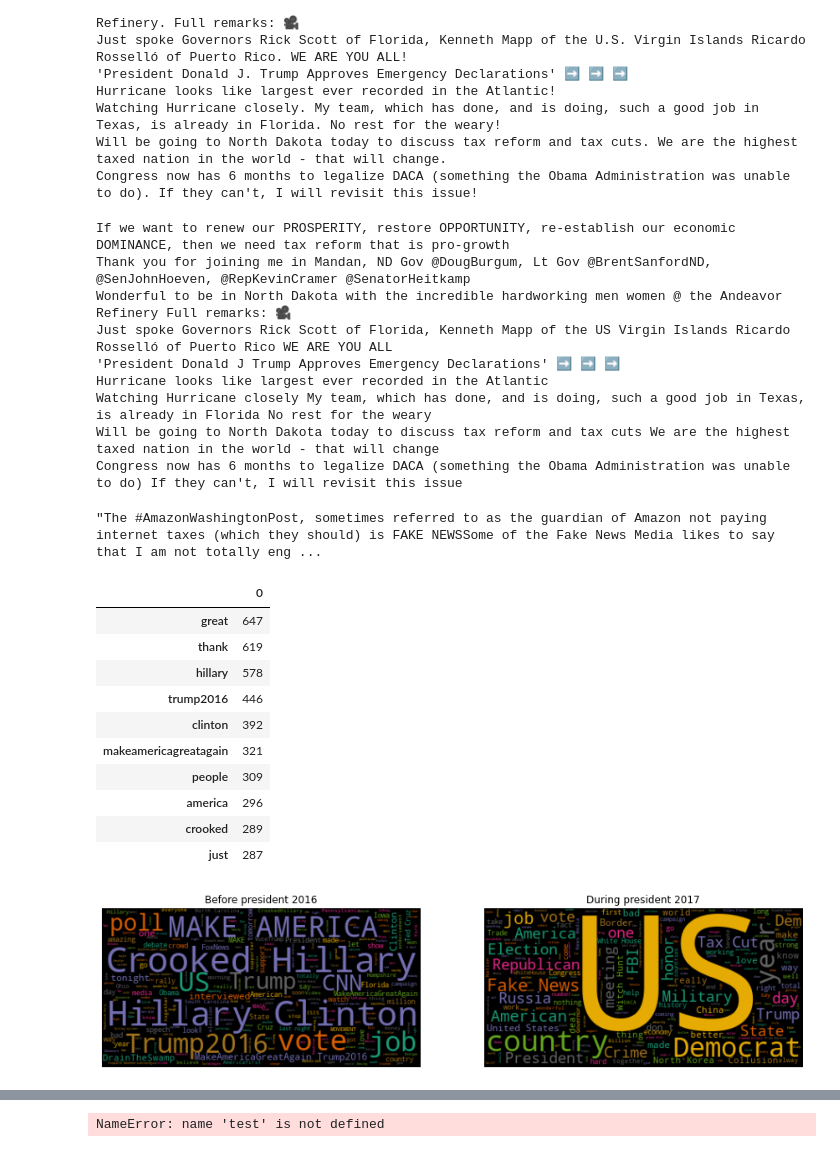
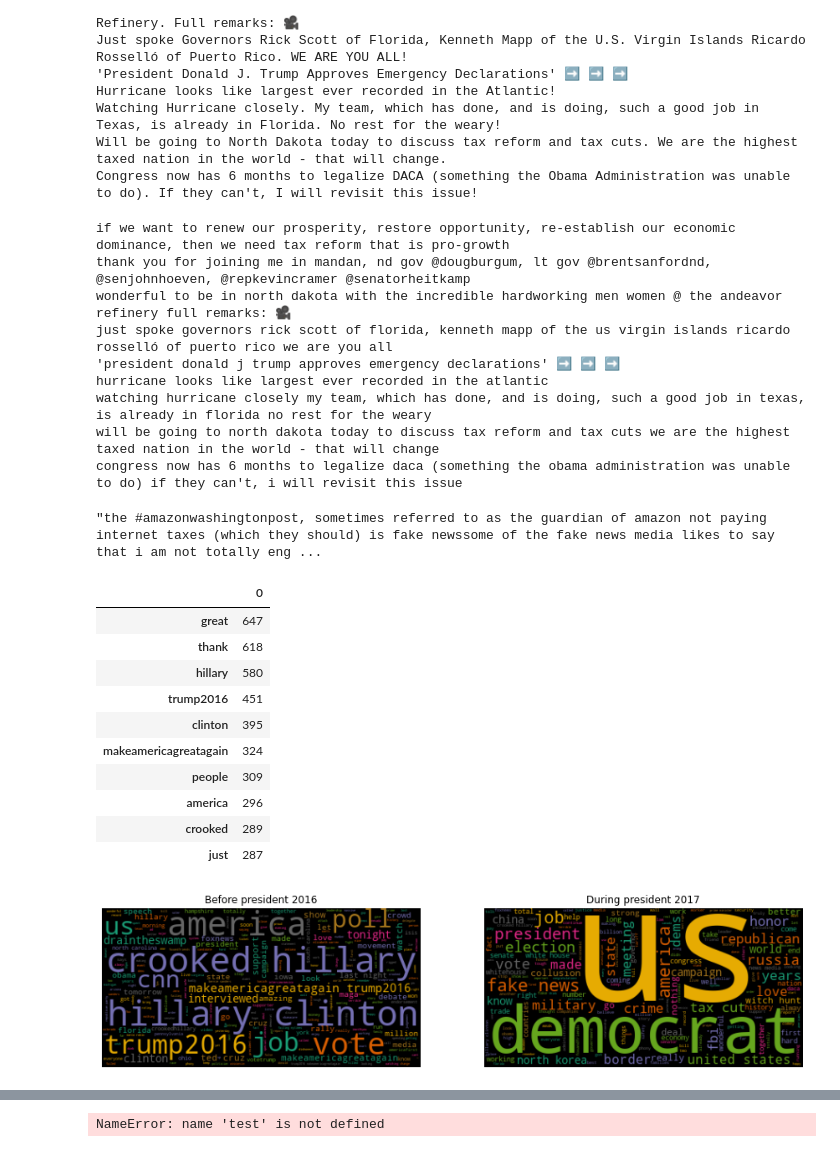
Before and after one commit to alexiska/Sentiment-analysis-Donald-Trump, a Jupyter notebook: Sentiment analysis.ipynb, the cells around one changed output, grey strips where cells are left out. Saved outputs shown, nothing was run; the diff lists cells and outputs as text; code cells hidden in the pictures.

Commit message:
Update Sentiment analysis.ipynb
data cleaning and plotting

```diff
--- a/Sentiment analysis.ipynb
+++ b/Sentiment analysis.ipynb
@@ -78,10 +78,9 @@ df_json = pd.DataFrame({'Date': twt_date,
 df_json['month'] = df_json.apply(lambda x: get_month(str(x['Date'])), axis=1)
 df_json['day'] = df_json.apply(lambda x: get_day(str(x['Date'])), axis=1)
 df_json['year'] = df_json.apply(lambda x: get_year(str(x['Date'])), axis=1)
-df['time'] = df_json.apply(lambda x: get_time(str(x['Date'])), axis=1)
-#df.drop(columns='Date')
+df_json['time'] = df_json.apply(lambda x: get_time(str(x['Date'])), axis=1)
 df_json['Date'] = df_json['year']+'-'+df_json['month']+'-'+df_json['day']
 
-df_update = df_json[['Date','Text']]
+df_update = df_json[['Date','time','Text']]
 df_update.head()
 # %% [output]
@@ -238,9 +237,10 @@ def cleaning_round1(x):
     x = re.sub(r"\".*","",x) # remove all qoutes
     x.replace('Ûªs',"")
     x.replace('ÛªS',"")
+    x.replace('donÛªt','')
     x = re.sub(r"[a-zA-Z]\/","",x)
     x = re.sub(r"[&]\S*\s",'',x) # remove words starting with & like &amp
-    x = re.sub(r"\s+",' ', x) # replace several spaces with one space
+    x = re.sub(r"\s+",' ', x) # replace several spaces with one spac
 
     return x
 
@@ -264,7 +264,7 @@ def cleaning_round2(x):
 
     x = re.sub(r"[.]","" ,x) #replace words like U.S. with US
     x = re.sub(r"\!","" ,x)
-
+    x = x.lower()
     #x = re.sub(r"[^a-zA-Z@´]",' ', x) # Remove non-letters except @'´
     #x = x.replace("'s",'')
     #x = x.replace("'S",'')
@@ -276,22 +276,22 @@ df_merged['Text'] = df_merged.apply(lambda x: cleaning_round2(str(x['Text'])),ax
 for text in df_merged['Text'][-10:-1]:
     print(text)
 # %% [output]
-If we want to renew our PROSPERITY, restore OPPORTUNITY, re-establish our economic DOMINANCE, then we need tax reform that is pro-growth
-Thank you for joining me in Mandan, ND Gov @DougBurgum, Lt Gov @BrentSanfordND, @SenJohnHoeven, @RepKevinCramer @SenatorHeitkamp
-Wonderful to be in North Dakota with the incredible hardworking men women @ the Andeavor Refinery Full remarks: 🎥
-Just spoke Governors Rick Scott of Florida, Kenneth Mapp of the US Virgin Islands Ricardo Rosselló of Puerto Rico WE ARE YOU ALL
-'President Donald J Trump Approves Emergency Declarations' ➡️ ➡️ ➡️
-Hurricane looks like largest ever recorded in the Atlantic
-Watching Hurricane closely My team, which has done, and is doing, such a good job in Texas, is already in Florida No rest for the weary
-Will be going to North Dakota today to discuss tax reform and tax cuts We are the highest taxed nation in the world - that will change
-Congress now has 6 months to legalize DACA (something the Obama Administration was unable to do) If they can't, I will revisit this issue
+if we want to renew our prosperity, restore opportunity, re-establish our economic dominance, then we need tax reform that is pro-growth
+thank you for joining me in mandan, nd gov @dougburgum, lt gov @brentsanfordnd, @senjohnhoeven, @repkevincramer @senatorheitkamp
+wonderful to be in north dakota with the incredible hardworking men women @ the andeavor refinery full remarks: 🎥
+just spoke governors rick scott of florida, kenneth mapp of the us virgin islands ricardo rosselló of puerto rico we are you all
+'president donald j trump approves emergency declarations' ➡️ ➡️ ➡️
+hurricane looks like largest ever recorded in the atlantic
+watching hurricane closely my team, which has done, and is doing, such a good job in texas, is already in florida no rest for the weary
+will be going to north dakota today to discuss tax reform and tax cuts we are the highest taxed nation in the world - that will change
+congress now has 6 months to legalize daca (something the obama administration was unable to do) if they can't, i will revisit this issue
 # %%
 text2016 = ''.join(df_merged[(df_merged['Date'] >='2016-01-01') & (df_merged['Date'] <='2016-12-31')]['Text'])
 text2017 = ''.join(df_merged[(df_merged['Date'] >='2017-01-01') & (df_merged['Date'] <='2018-12-31')]['Text'])
 text2017 = text2017.replace("\t",'')
 text2017
 # %% [output]
-"The #AmazonWashingtonPost, sometimes referred to as the guardian of Amazon not paying internet taxes (which they should) is FAKE NEWSSome of the Fake News Media likes to say that I am not totally eng ...
+"the #amazonwashingtonpost, sometimes referred to as the guardian of amazon not paying internet taxes (which they should) is fake newssome of the fake news media likes to say that i am not totally eng ...
 # %%
 new_words = ['much','will','aren','couldn', 'didn', 'doesn', 'don', 'hadn', 'hasn', 'haven', 'isn', 'let', 'll', 'mustn', 're', 'shan', 'shouldn', 've', 'wasn', 'weren', 'won', 'wouldn']
 update_stop_words = STOPWORDS.union(new_words)
@@ -307,43 +307,44 @@ dff.head(10)
 # %% [output]
 |  | 0 |
 | great | 647 |
-| thank | 619 |
-| hillary | 578 |
-| trump2016 | 446 |
-| clinton | 392 |
-| makeamericagreatagain | 321 |
+| thank | 618 |
+| hillary | 580 |
+| trump2016 | 451 |
+| clinton | 395 |
+| makeamericagreatagain | 324 |
 | people | 309 |
 | america | 296 |
 | crooked | 289 |
 | just | 287 |
 # %%
-update_stop_words = STOPWORDS.union(['S','U','big','much','time','want','many','done',
-                                     'back','said','see','need','great','people','thank',
-                                    'must','don t', 'good', 'going','win','even','now',
-                                     'today','join','new','will','never'])
+update_stop_words = STOPWORDS.union({'S','U','big','much','time','want','many','done','one','Trump',
+                                     'back','said','see','need','great','people','thank','American',
+                                    'must','don t', 'good', 'going','win','even','now','must','don',
+                                     'today','join','new','will','never','country','year','better'
+                                     'way','bad', 't','make','dem','way','thing','say','day'})
 
-text2016 = text2016.replace('will','')
-text2017 = text2017.replace('will','')
+#text2016 = text2016.replace('will','')
+text2017 = text2017.replace('don t','')
 fig, axes = plt.subplots(1,2,squeeze=False,figsize=(15,15))
 
-wordcloud2016 = WordCloud(max_words=300, background_color="black",
+wordcloud2016 = WordCloud(max_words=400, background_color="black",
                           colormap='Dark2',random_state=72,
-                          stopwords=update_stop_words,
+                          stopwords = update_stop_words,
                           max_font_size=200).generate(text2016)
 
-wordcloud2017 = WordCloud(max_words=300, background_color="black",
+wordcloud2017 = WordCloud(max_words=400, background_color="black",
                           colormap='Dark2',random_state=72,
-                          stopwords=update_stop_words,
+                          stopwords = update_stop_words,
                           max_font_size=200).generate(text2017)
 
 axes[0][0].imshow(wordcloud2016, interpolation='bilinear')
 axes[0][1].imshow(wordcloud2017, interpolation='bilinear')
 axes[0][0].title.set_text('Before president 2016')
 axes[0][1].title.set_text('During president 2017')
 #axes[0][0].axis("off")
 #axes[0][0].title('2016 before president')
 axes[0][0].axis('off')
 axes[0][1].axis('off')
 plt.show()
 # %% [output]
-[figure, old version]
+[figure, new version]
```
Also changed, not shown: parts of 4 cells of this notebook.
